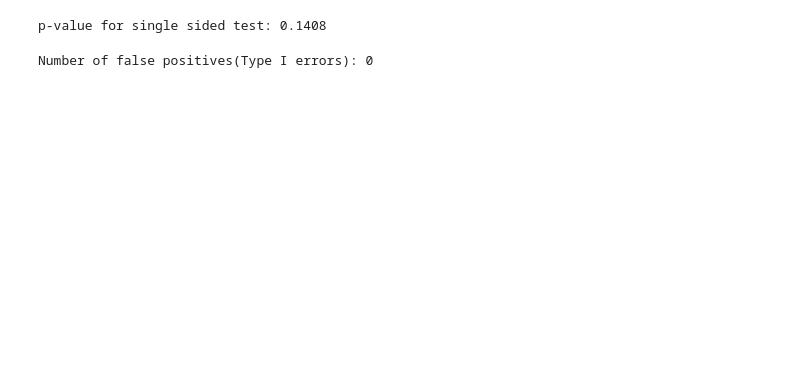
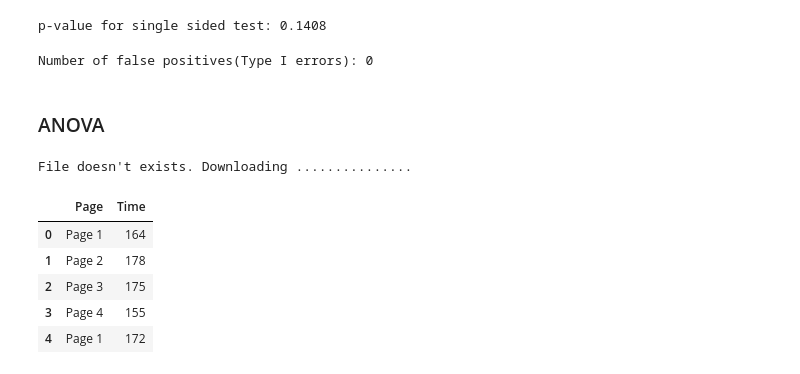
Before and after one commit to RijalChirayu/PracticalStatisitcs, a Jupyter notebook: chapter_3.ipynb, the cells around one changed output. Saved outputs shown, nothing was run; the diff lists cells and outputs as text; code cells hidden in the pictures; blank space fills up the shorter version.

Commit message:
ANOVA

```diff
--- a/chapter_3.ipynb
+++ b/chapter_3.ipynb
@@ -127,3 +131,17 @@ false_positives = np.sum(p_value < 0.05)
 print(f"Number of false positives(Type I errors): {false_positives}")
 # %% [output]
 Number of false positives(Type I errors): 0
+# %% [markdown]
+### ANOVA
+# %%
+four_sessions = get_dataset(url="https://raw.githubusercontent.com/gedeck/practical-statistics-for-data-scientists/refs/heads/master/data/four_sessions.csv" ,
+                            file_name= "four_sessions")
+four_sessions.head()
+# %% [output]
+File doesn't exists. Downloading ...............
+|  | Page | Time |
+| 0 | Page 1 | 164 |
+| 1 | Page 2 | 178 |
+| 2 | Page 3 | 175 |
+| 3 | Page 4 | 155 |
+| 4 | Page 1 | 172 |
```
Also changed, not shown: parts of 12 cells of this notebook, 1 other file.
